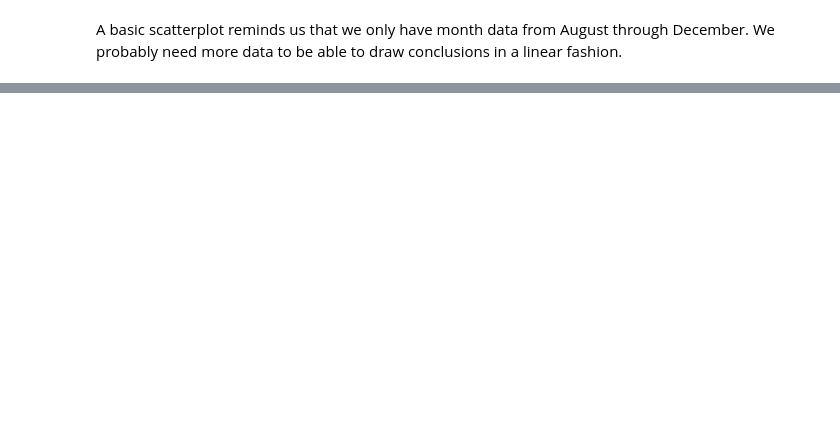
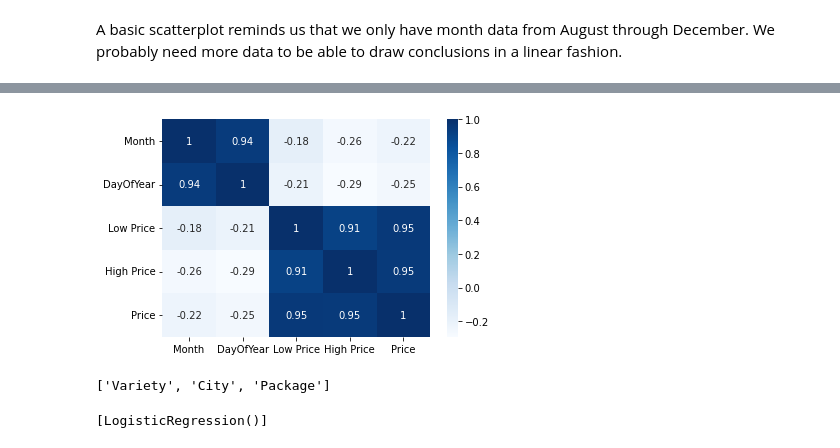
Before and after one commit to Kirfan97/ML-For-Beginners-Fork1, a Jupyter notebook: 2-Regression/3-Linear/notebook.ipynb, the cells around one changed output, grey strips where cells are left out. Drawn from its saved outputs; the diff is of its cells as text; code cells hidden in the pictures; blank space fills up the shorter version.

```diff
--- a/2-Regression/3-Linear/notebook.ipynb
+++ b/2-Regression/3-Linear/notebook.ipynb
@@ -84,0 +81,5 @@ plt.legend()
+# %%
+correl=type_pumpkin.corr(method='pearson')
+sns.heatmap(correl,cmap='Blues',annot=True);
+# %% [output]
+[figure, added]
@@ -84,0 +103,4 @@ plt.legend()
+# %%
+categorical_features
+# %% [output]
+['Variety', 'City', 'Package']
@@ -84,0 +134,4 @@ plt.legend()
+# %%
+ml_model
+# %% [output]
+[LogisticRegression()]
```
Also changed, not shown: parts of 21 cells of this notebook, 1 other file.
